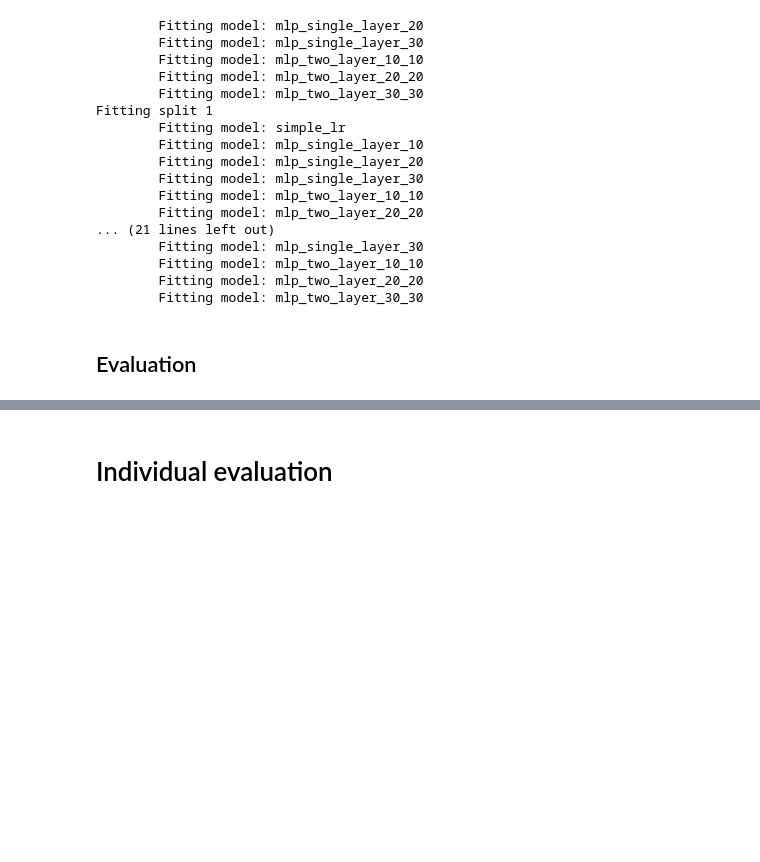
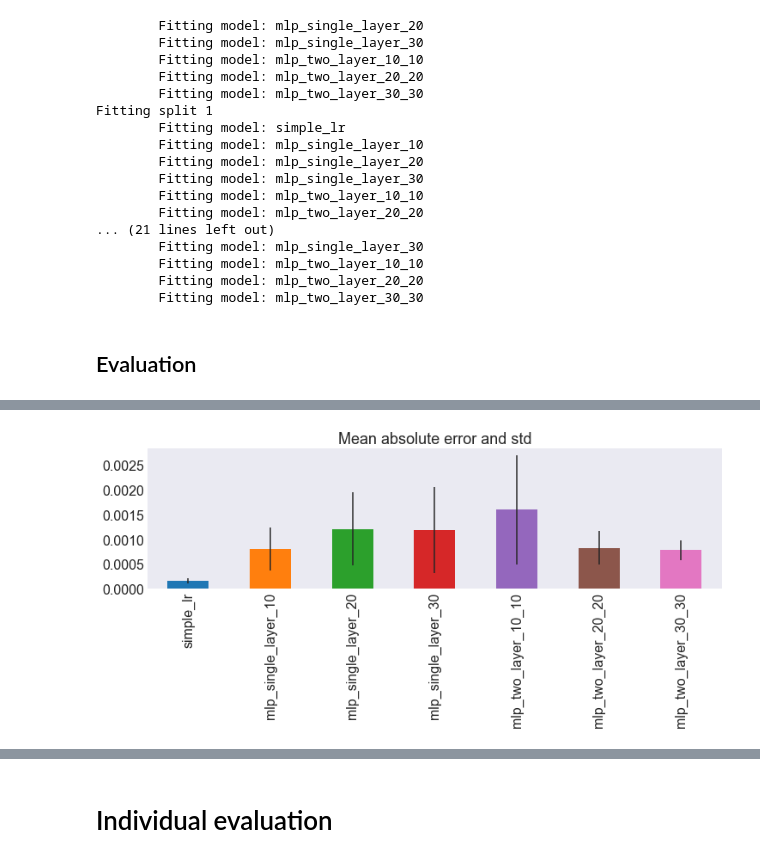
Before and after one commit to zviri/GraphSlicesExperiments, a Jupyter notebook: old/PR prediction experiment.ipynb, the cells around one changed output, grey strips where cells are left out. Drawn from its saved outputs; the diff is of its cells as text; code cells hidden in the pictures; blank space fills up the shorter version.

```diff
--- a/old/PR prediction experiment.ipynb
+++ b/old/PR prediction experiment.ipynb
@@ -189,0 +209,29 @@ stats_df.mean(axis=0).to_frame(name="mean").merge(
+# %%
+kf = KFold(n_splits=5)
+stats_dict = OrderedDict()
+models_dict = OrderedDict()
+for split_idx, (train, test) in enumerate(kf.split(X_w_node_type)):
+    train_X = X_w_node_type[train]
+    train_y = y[train]
+    test_X = X_w_node_type[test]
+    test_y = y[test]
+
+    models_dict[split_idx] = {}
+    print("Fitting split {}".format(split_idx))
+    for name, model_builder in model_factory:
+        print("\tFitting model: {}".format(name))
+        stats_df = stats_dict.get(name, pd.DataFrame())
+        reg = model_builder()
+        reg.fit(train_X, train_y)
+        pred_y = reg.predict(test_X)
+
+        models_dict[split_idx][name] = reg
+        stats_df = stats_df.append(pd.DataFrame(
+            [{"mse": mean_squared_error(test_y, pred_y),
+              "mae": mean_absolute_error(test_y, pred_y),
+              "r2": r2_score(test_y, pred_y)
+             }]), ignore_index=True)
+        stats_dict[name] = stats_df
+
+names, stats = zip(*stats_dict.items())
+stats_df = pd.concat(stats, keys=names, axis=1)
@@ -189,0 +256,5 @@ stats_df.mean(axis=0).to_frame(name="mean").merge(
+# %%
+ax = stats_df.mean(axis=0)[:, "mae"].plot(kind="bar", yerr=stats_df.std(axis=0)[:, "mae"], figsize=(12,3), fontsize=16)
+ax.set_title("Mean absolute error and std", fontsize=18);
+# %% [output]
+[figure, added]
```
Also changed, not shown: parts of 26 cells of this notebook.
